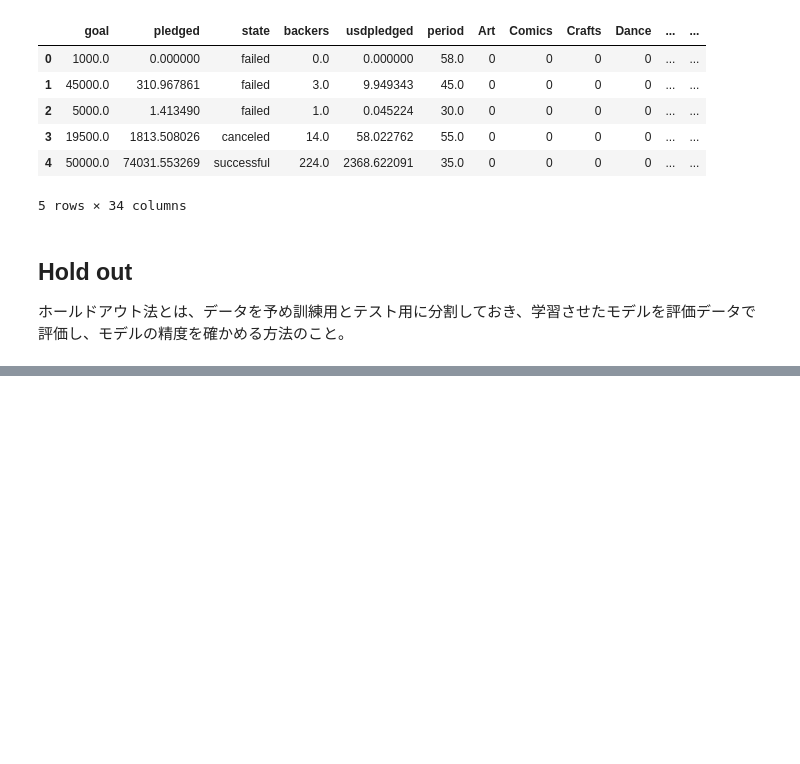
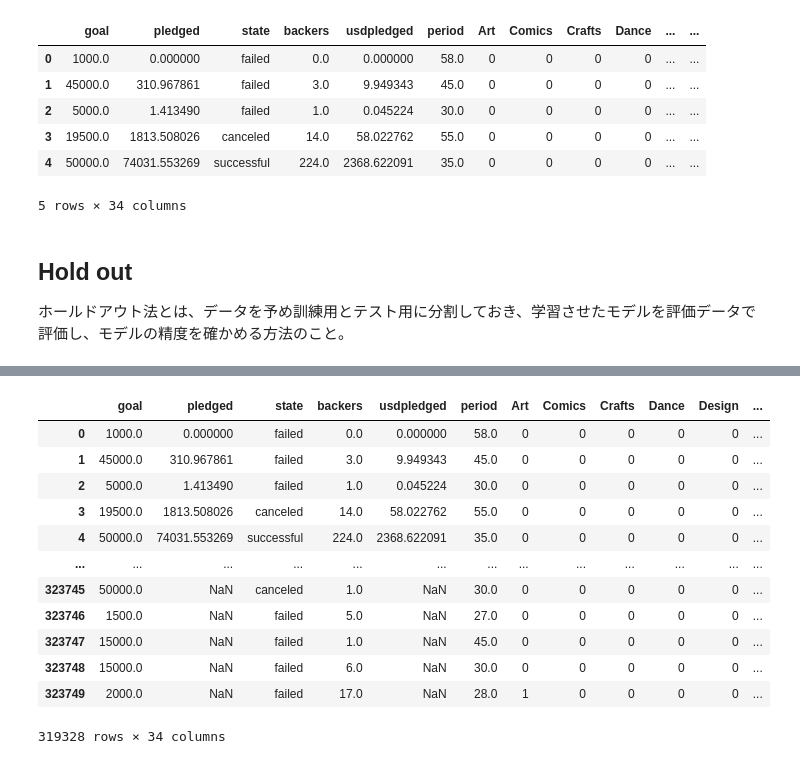
Before and after one commit to e4rll/2021dataSeminar, a Jupyter notebook: 04/dataSeminar_04.ipynb, the cells around one changed output, grey strips where cells are left out. Saved outputs shown, nothing was run; the diff lists cells and outputs as text; code cells hidden in the pictures; blank space fills up the shorter version.

```diff
--- a/04/dataSeminar_04.ipynb
+++ b/04/dataSeminar_04.ipynb
@@ -291,0 +324,19 @@ X_train, X_test, y_train, y_test = train_test_split(X, y, test_size=test_size, r
+# %%
+# default=20
+pd.set_option('display.max_columns', 50)
+# %%
+df
+# %% [output]
+|  | goal | pledged | state | backers | usdpledged | period | Art | Comics | Crafts | Dance | Design | ... |
+| 0 | 1000.0 | 0.000000 | failed | 0.0 | 0.000000 | 58.0 | 0 | 0 | 0 | 0 | 0 | ... |
+| 1 | 45000.0 | 310.967861 | failed | 3.0 | 9.949343 | 45.0 | 0 | 0 | 0 | 0 | 0 | ... |
+| 2 | 5000.0 | 1.413490 | failed | 1.0 | 0.045224 | 30.0 | 0 | 0 | 0 | 0 | 0 | ... |
+| 3 | 19500.0 | 1813.508026 | canceled | 14.0 | 58.022762 | 55.0 | 0 | 0 | 0 | 0 | 0 | ... |
+| 4 | 50000.0 | 74031.553269 | successful | 224.0 | 2368.622091 | 35.0 | 0 | 0 | 0 | 0 | 0 | ... |
+| ... | ... | ... | ... | ... | ... | ... | ... | ... | ... | ... | ... | ... |
+| 323745 | 50000.0 | NaN | canceled | 1.0 | NaN | 30.0 | 0 | 0 | 0 | 0 | 0 | ... |
+| 323746 | 1500.0 | NaN | failed | 5.0 | NaN | 27.0 | 0 | 0 | 0 | 0 | 0 | ... |
+| 323747 | 15000.0 | NaN | failed | 1.0 | NaN | 45.0 | 0 | 0 | 0 | 0 | 0 | ... |
+| 323748 | 15000.0 | NaN | failed | 6.0 | NaN | 30.0 | 0 | 0 | 0 | 0 | 0 | ... |
+| 323749 | 2000.0 | NaN | failed | 17.0 | NaN | 28.0 | 1 | 0 | 0 | 0 | 0 | ... |
+319328 rows × 34 columns
```
Also changed, not shown: parts of 4 cells of this notebook.
